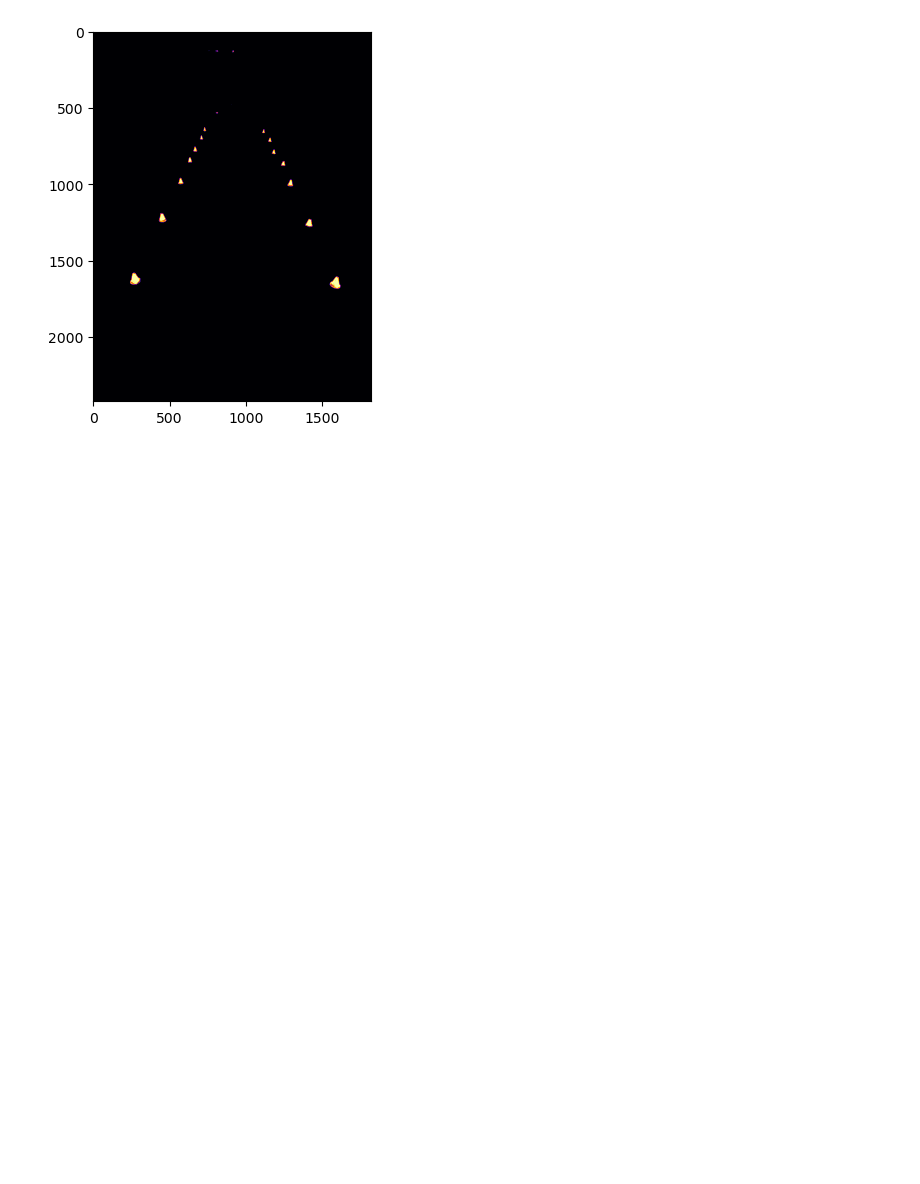
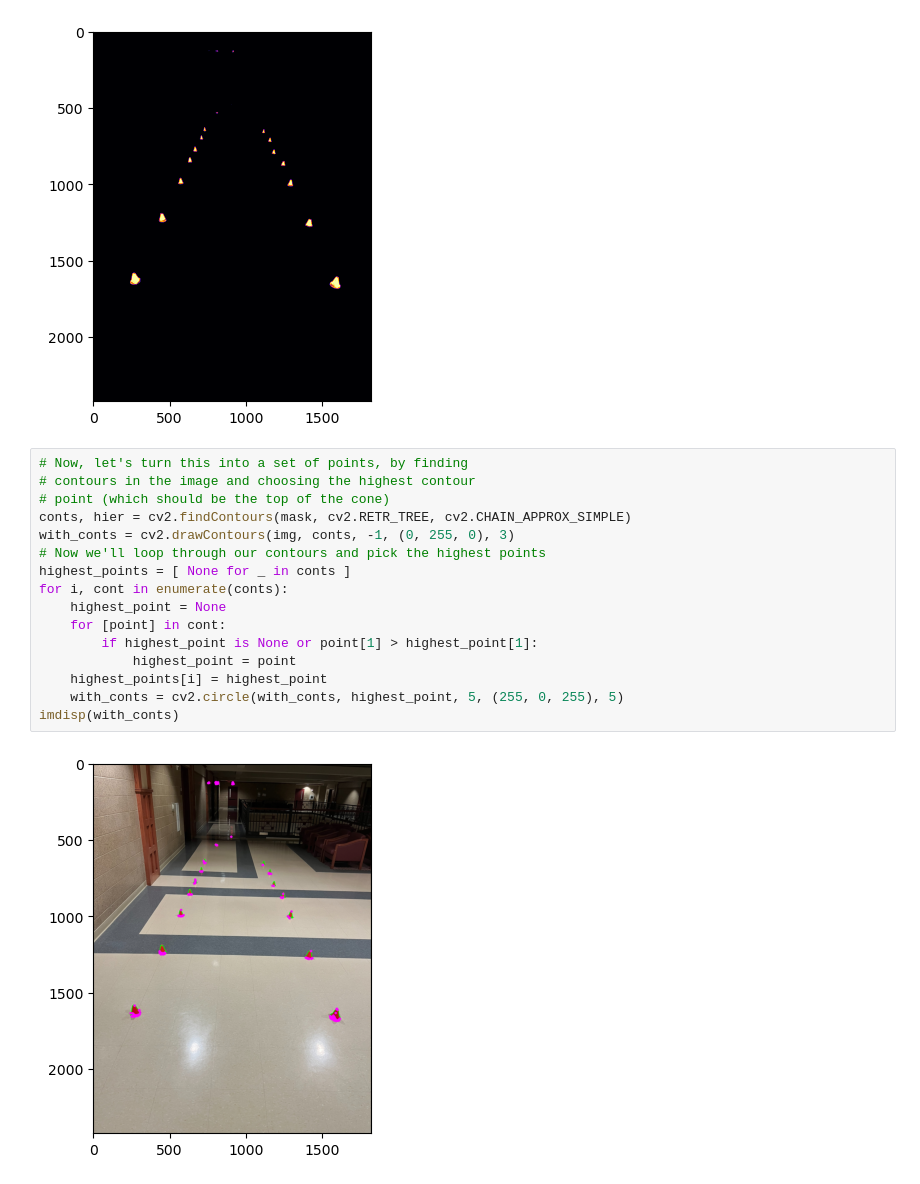
Before and after one commit to residualentropy/CodingChallenges, a Jupyter notebook: perception/Dev.ipynb, the cells around one changed output. Drawn from its saved outputs; the diff is of its cells as text; blank space fills up the shorter version.

Commit message:
this is dumb contours are wrong

```diff
--- a/perception/Dev.ipynb
+++ b/perception/Dev.ipynb
@@ -33,3 +33,21 @@ mask = cv2.inRange(lab, COLOR_FILTER_LO, COLOR_FILTER_HI)
 imdisp(mask, cmap='inferno')
 # %% [output]
 [figure]
+# %%
+# Now, let's turn this into a set of points, by finding
+# contours in the image and choosing the highest contour
+# point (which should be the top of the cone)
+conts, hier = cv2.findContours(mask, cv2.RETR_TREE, cv2.CHAIN_APPROX_SIMPLE)
+with_conts = cv2.drawContours(img, conts, -1, (0, 255, 0), 3)
+# Now we'll loop through our contours and pick the highest points
+highest_points = [ None for _ in conts ]
+for i, cont in enumerate(conts):
+    highest_point = None
+    for [point] in cont:
+        if highest_point is None or point[1] > highest_point[1]:
+            highest_point = point
+    highest_points[i] = highest_point
+    with_conts = cv2.circle(with_conts, highest_point, 5, (255, 0, 255), 5)
+imdisp(with_conts)
+# %% [output]
+[figure, added]
```
Also changed, not shown: 1 other file.
